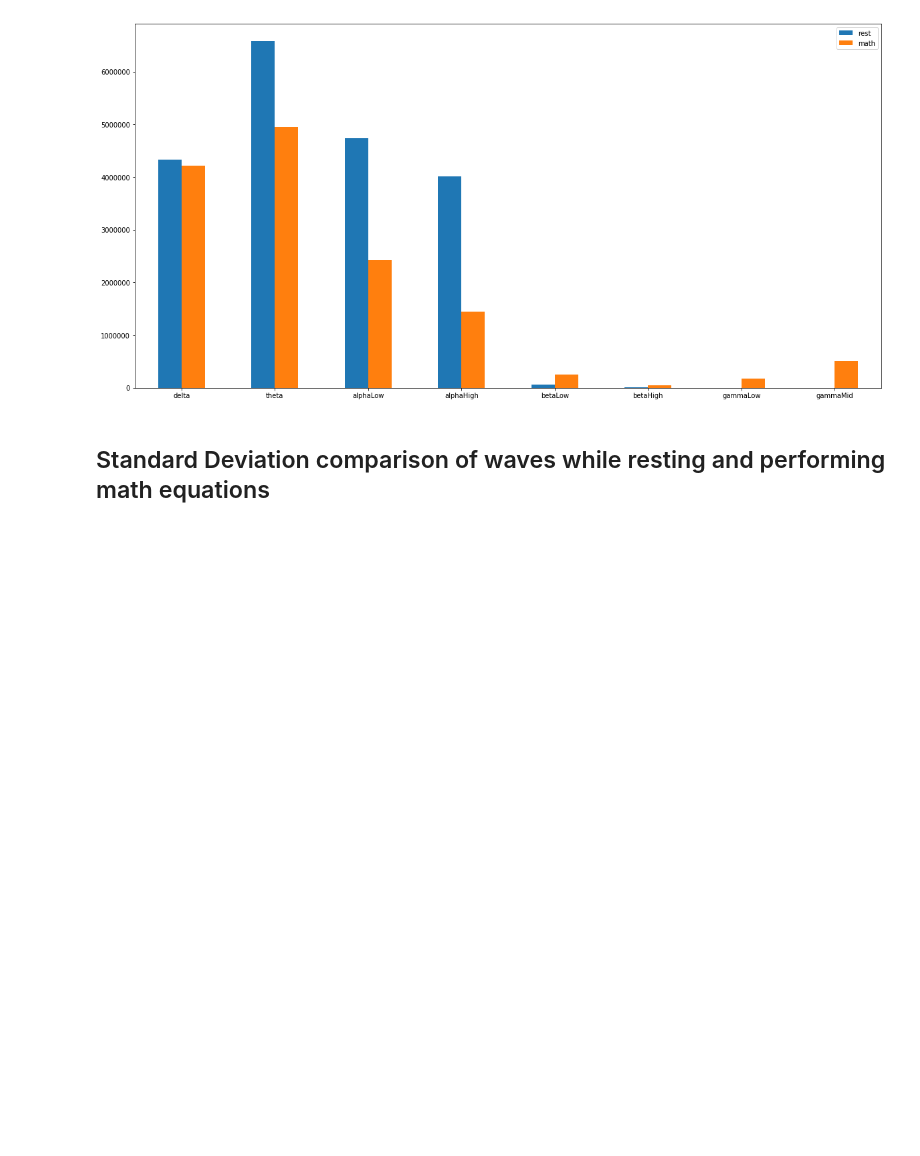
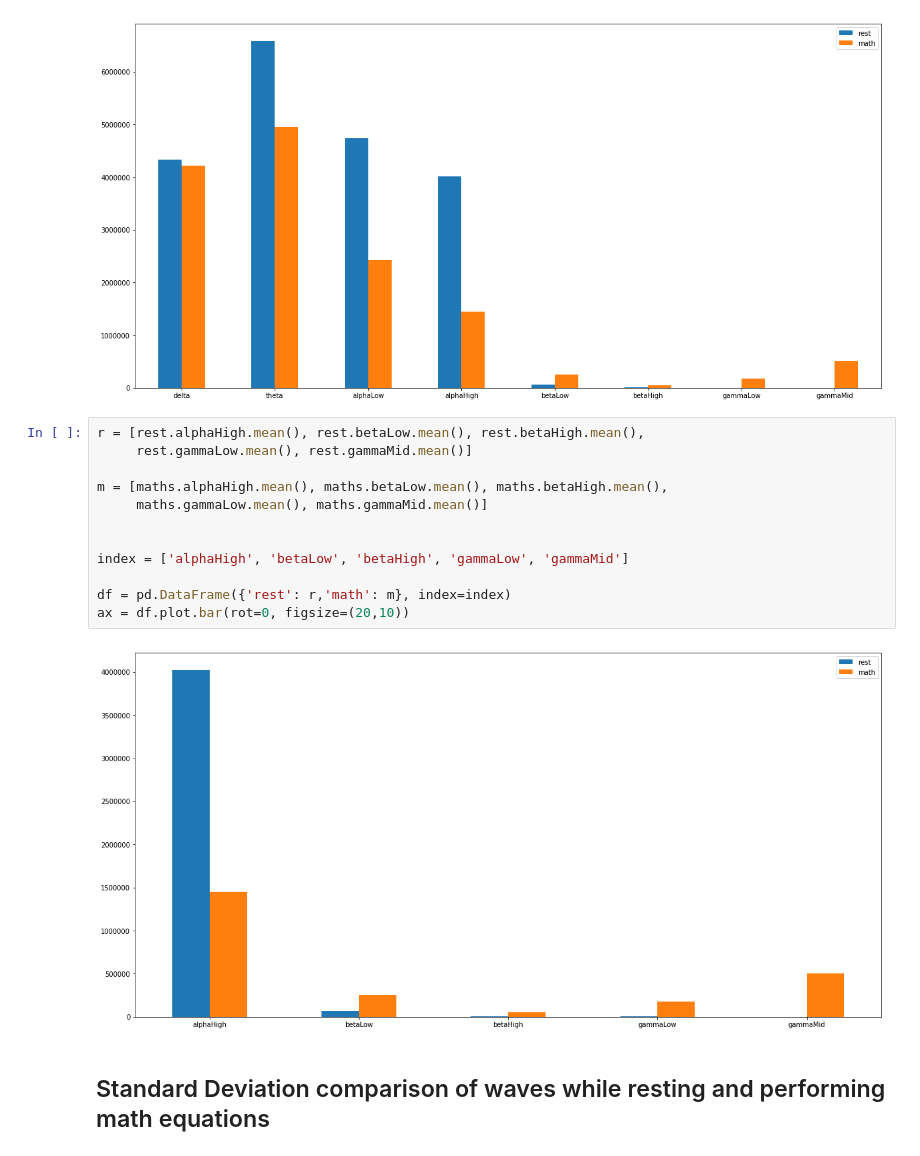
Before and after one commit to D-M-Moriarty/EEG_FYP, a Jupyter notebook: notebooks/app_store_app_notebooks/Systematic Analysis of Machine Learning Algorithms on EEG Data for Brain State Intelligence.ipynb, the cells around one changed output. Cells and saved outputs as stored; diff of their text form; blank space fills up the shorter version.

Commit message:
More data more notebooks more problems

```diff
--- a/notebooks/Systematic Analysis of Machine Learning Algorithms on EEG Data for Brain State Intelligence.ipynb
+++ b/notebooks/app_store_app_notebooks/Systematic Analysis of Machine Learning Algorithms on EEG Data for Brain State Intelligence.ipynb
@@ -127,6 +127,20 @@ df = pd.DataFrame({'rest': r,'math': m}, index=index)
 ax = df.plot.bar(rot=0, figsize=(20,10))
 # %% [output]
 [figure]
+# %%
+r = [rest.alphaHigh.mean(), rest.betaLow.mean(), rest.betaHigh.mean(),
+     rest.gammaLow.mean(), rest.gammaMid.mean()]
+
+m = [maths.alphaHigh.mean(), maths.betaLow.mean(), maths.betaHigh.mean(),
+     maths.gammaLow.mean(), maths.gammaMid.mean()]
+
+
+index = ['alphaHigh', 'betaLow', 'betaHigh', 'gammaLow', 'gammaMid']
+
+df = pd.DataFrame({'rest': r,'math': m}, index=index)
+ax = df.plot.bar(rot=0, figsize=(20,10))
+# %% [output]
+[figure, added]
 # %% [markdown]
 ## Standard Deviation comparison of waves while resting and performing math equations
 # %%
```
Also changed, not shown: parts of 1 cell of this notebook, 17 other files.
